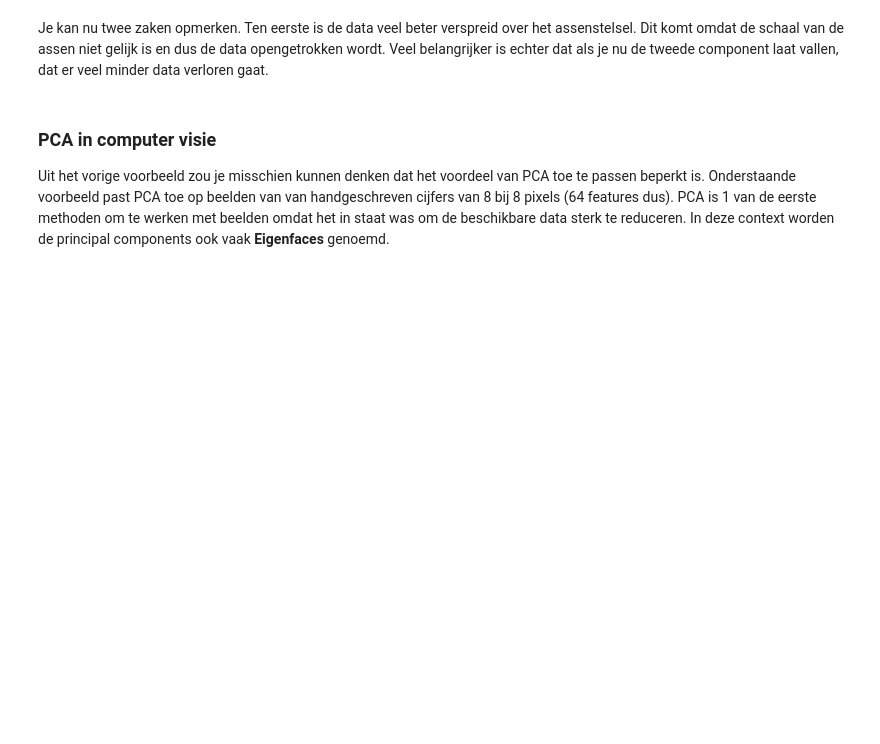
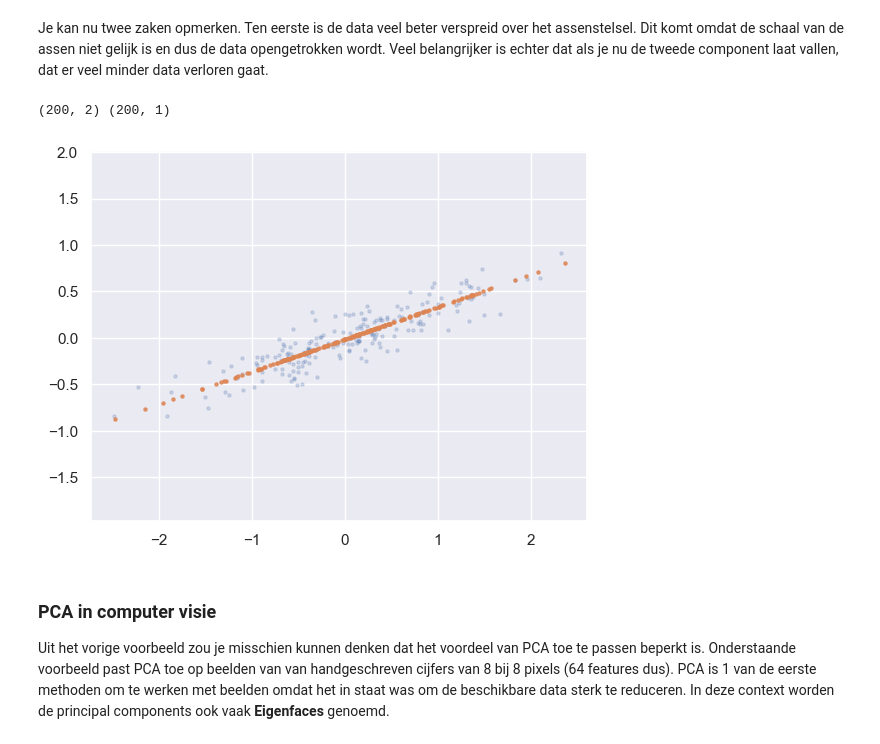
Before and after one commit to Data-Science-2425/Leerstof2, a Jupyter notebook: Week 10/03_DimensionalityReduction.ipynb, the cells around one changed output. Saved outputs shown, nothing was run; the diff lists cells and outputs as text; code cells hidden in the pictures; blank space fills up the shorter version.

```diff
--- a/Week 10/03_DimensionalityReduction.ipynb
+++ b/Week 10/03_DimensionalityReduction.ipynb
@@ -100,16 +129,23 @@ Dit komt omdat de schaal van de assen niet gelijk is en dus de data opengetrokke
 Veel belangrijker is echter dat als je nu de tweede component laat vallen, dat er veel minder data verloren gaat.
 # %%
 # hier hou ik maar 1 component over
-
+pca = PCA(n_components=1)
+pca.fit(X)
+X_pca = pca.transform(X)
+print(X.shape, X_pca.shape)
 
 # inverse transform om de orange puntjes te kunnen plotten
+X_new = pca.inverse_transform(X_pca)
 
 # blauwe puntjes
 plt.scatter(X[:, 0], X[:, 1], alpha=0.2, s=5)
 
 #orange puntjes
 plt.scatter(X_new[:, 0], X_new[:, 1], alpha=0.8, s=5)
 plt.axis('equal');
+# %% [output]
+(200, 2) (200, 1)
+[figure, added]
 # %% [markdown]
 ### PCA in computer visie
 
```
Also changed, not shown: parts of 13 cells of this notebook.
